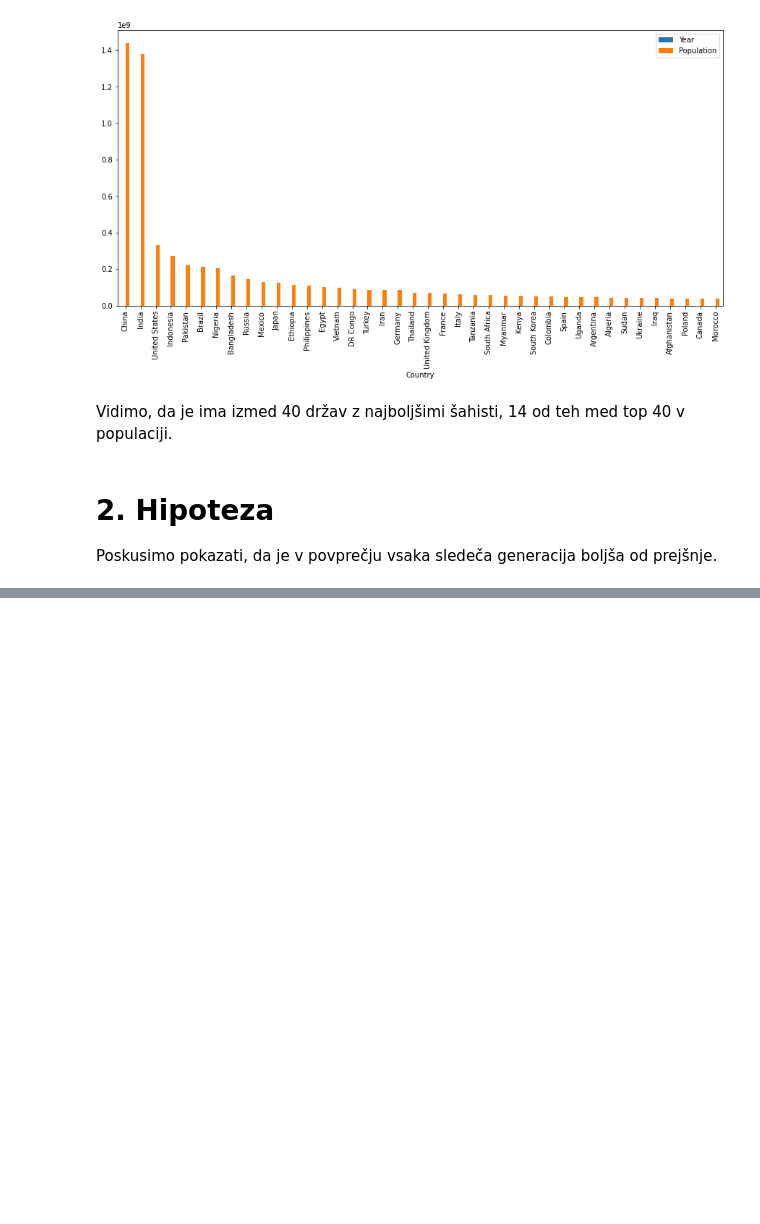
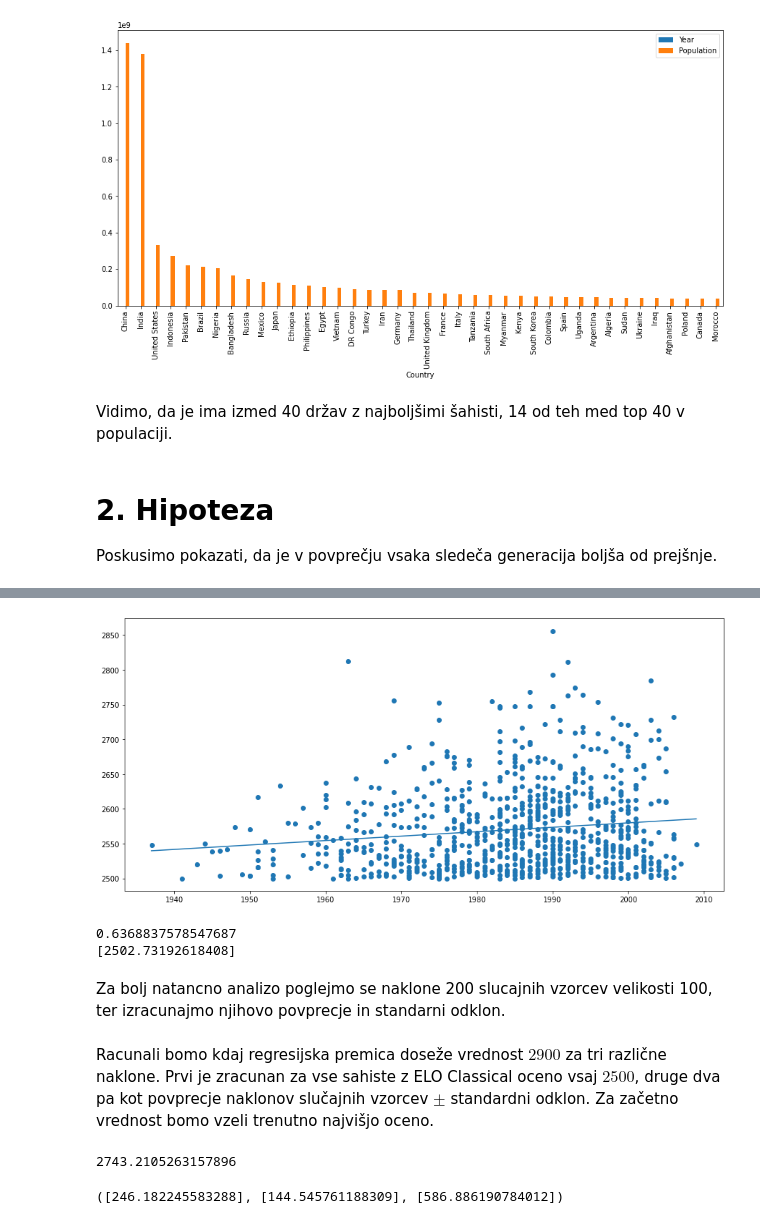
Before and after one commit to UrosKosmac123/Sahisti-sveta, a Jupyter notebook: Analiza.ipynb, the cells around one changed output, grey strips where cells are left out. Cells and saved outputs as stored; diff of their text form; code cells hidden in the pictures; blank space fills up the shorter version.

```diff
--- a/Analiza.ipynb
+++ b/Analiza.ipynb
@@ -320,0 +328,5 @@ stevilo_igralcev_na_leto_15.plot(figsize=(15,7))
+# %%
+def stevilo_igralcev_z_oceno_vsaj(n):
+    return vrhunec[vrhunec["Classical ocena"] >= n].sort_values("Leto rojstva", ascending=True), len(vrhunec[vrhunec["Classical ocena"] >= n])
+
+stevilo_igralcev_z_oceno_vsaj(2700)
@@ -320,0 +351,40 @@ stevilo_igralcev_na_leto_15.plot(figsize=(15,7))
+# %%
+from scipy import stats
+from sympy import symbols, solve
+
+def linearna_regresija(podatki):
+    x = podatki["Leto rojstva"]
+    y = podatki["Classical ocena"]
+
+
+    k, zac, r, p, std = stats.linregress(x,y)
+    def reg_premica(x):
+        return k*x + zac
+
+    graf_p = list(map(reg_premica, x))
+
+    plt.figure(figsize=(15,7))
+    plt.plot(x,graf_p)
+    plt.scatter(x, y)
+    plt.show()
+
+    return k, zac
+
+k, zac = linearna_regresija(stevilo_igralcev_z_oceno_vsaj(2500)[0])
+
+print(k)
+
+
+def presek_premice_z(k,zac,n):
+    X = symbols("X")
+    izraz = k*X + zac - n
+    sol = solve(izraz)
+    return sol
+
+print(presek_premice_z(k, zac, 2900))
+# %% [output]
+[figure, added]
+0.6368837578547687
+[2502.73192618408]
+# %% [markdown]
+Za bolj natancno analizo poglejmo se naklone 200 slucajnih vzorcev velikosti 100, ter izracunajmo njihovo povprecje in standarni odklon.
@@ -320,0 +401,13 @@ stevilo_igralcev_na_leto_15.plot(figsize=(15,7))
+# %% [markdown]
+Racunali bomo kdaj regresijska premica doseže vrednost $2900$ za tri različne naklone. Prvi je zracunan za vse sahiste z ELO Classical oceno vsaj
+$2500$, druge dva pa kot povprecje naklonov slučajnih vzorcev $\pm$ standardni odklon. Za začetno vrednost bomo vzeli trenutno najvišjo oceno.
+# %%
+zac_max = max(veljavne_c["Classical ocena"])
+presek_premice_z(k, zac_max, 2900), presek_premice_z(mean_k + std_k, zac_max, 2900), presek_premice_z(mean_k - std_k, zac_max, 2900)
+# %% [output]
+2743.2105263157896
+# %%
+zac_mean = stevilo_igralcev_z_oceno_vsaj(2700)[0]["Classical ocena"].mean()
+presek_premice_z(k, zac_mean, 2900), presek_premice_z(mean_k + std_k, zac_mean, 2900), presek_premice_z(mean_k - std_k, zac_mean, 2900)
+# %% [output]
+([246.182245583288], [144.545761188309], [586.886190784012])
```
Also changed, not shown: parts of 22 cells of this notebook, 3 other files.
